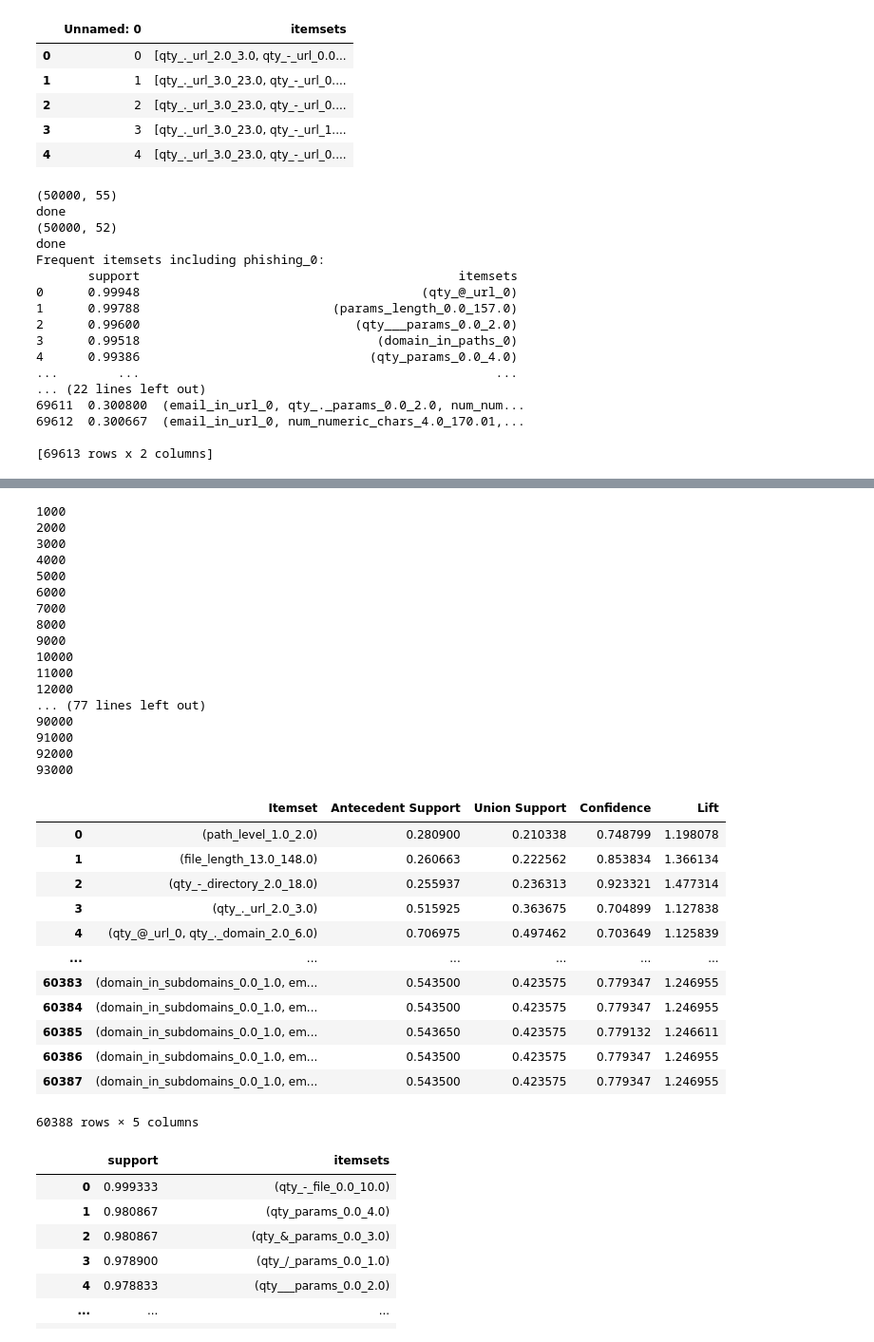
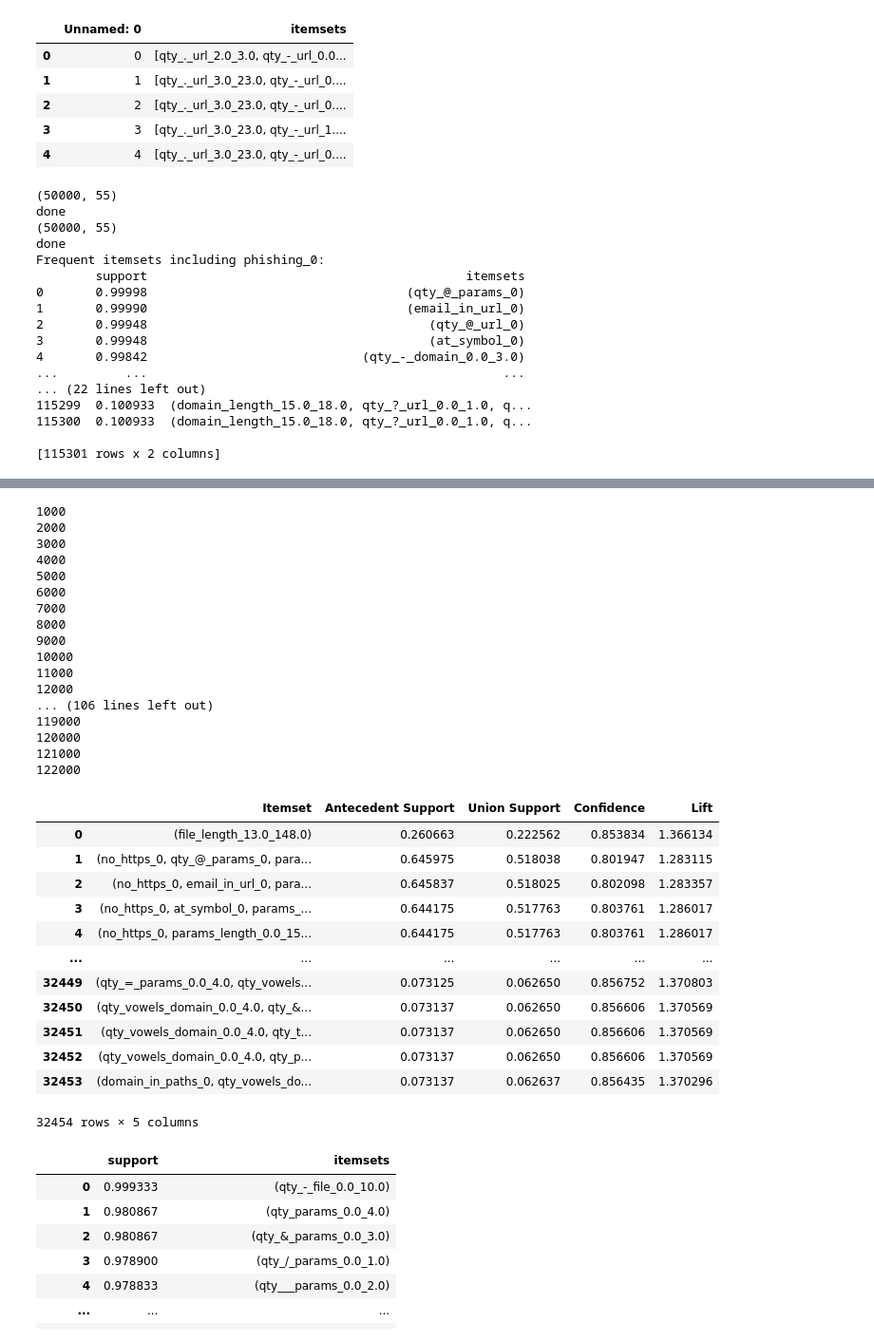
Before and after one commit to RezaAbbaszadeh/PhishingDetection, a Jupyter notebook: frequent_patterns.ipynb, the cells around one changed output, grey strips where cells are left out. Shown at 95% size. Drawn from its saved outputs; the diff is of its cells as text; code cells hidden in the pictures.

Commit message:
Extract rare association rules

```diff
--- a/frequent_patterns.ipynb
+++ b/frequent_patterns.ipynb
@@ -268,7 +269,7 @@ def mine_frequent_itemsets(df_itemsets, label, min_support=0.01):
         print(one_hot_df.shape)
 
         # Mine frequent patterns from filtered transactions
-        frequent_itemsets = fpgrowth(one_hot_df, min_support=min_support, use_colnames=True)
+        frequent_itemsets = fpgrowth(one_hot_df, min_support=min_support, use_colnames=True, max_len=5)
         # frequent_itemsets = apriori(one_hot_df, min_support=min_support, use_colnames=True)
 
         # Append 'phishing_1' to all itemsets
@@ -283,28 +284,28 @@ def mine_frequent_itemsets(df_itemsets, label, min_support=0.01):
     return combined_frequent_itemsets
 
 
-min_support = 0.3  # Adjust minimum support threshold
+min_support = 0.1  # Adjust minimum support threshold
 # Mine frequent itemsets
 frequent_itemset_0 = mine_frequent_itemsets(df, 'phishing_0', min_support)
 frequent_itemset_1 = mine_frequent_itemsets(df, 'phishing_1', min_support)
 # %% [output]
 (50000, 55)
 done
-(50000, 52)
+(50000, 55)
 done
 Frequent itemsets including phishing_0:
-       support                                           itemsets
-0      0.99948                                      (qty_@_url_0)
-1      0.99788                          (params_length_0.0_157.0)
-2      0.99600                             (qty___params_0.0_2.0)
-3      0.99518                                (domain_in_paths_0)
-4      0.99386                               (qty_params_0.0_4.0)
-...        ...                                                ...
+        support                                           itemsets
+0       0.99998                                   (qty_@_params_0)
+1       0.99990                                   (email_in_url_0)
+2       0.99948                                      (qty_@_url_0)
+3       0.99948                                      (at_symbol_0)
+4       0.99842                             (qty_-_domain_0.0_3.0)
+...         ...                                                ...
 ... (22 lines left out)
-69611  0.300800  (email_in_url_0, qty_._params_0.0_2.0, num_num...
-69612  0.300667  (email_in_url_0, num_numeric_chars_4.0_170.01,...
+115299  0.100933  (domain_length_15.0_18.0, qty_?_url_0.0_1.0, q...
+115300  0.100933  (domain_length_15.0_18.0, qty_?_url_0.0_1.0, q...
 
-[69613 rows x 2 columns]
+[115301 rows x 2 columns]
 # %%
 filtered = frequent_itemset_0[frequent_itemset_0['itemsets'].apply(len) > 10]
 print(len(filtered))
@@ -326,20 +327,7 @@ print(filtered)
 
 [6399 rows x 2 columns]
 # %%
-def generate_association_rules(df, frequent_itemsets, label, min_threshold=0.7):
-    """
-    Generates association rules with a specified consequent (label),
-    a minimum confidence threshold, and calculates lift.
-
-    Parameters:
-        df (pd.DataFrame): DataFrame containing a column 'itemsets' with transactions (lists of items).
-        frequent_itemsets (list): List of frequent itemsets.
-        label (str): Consequent item (e.g., 'phishing_1').
-        min_threshold (float): Minimum confidence threshold.
-
-    Returns:
-        pd.DataFrame: DataFrame with generated association rules including lift.
-    """
+def generate_association_rules(df, frequent_itemsets, label, min_threshold=0.8):
     # Convert transactions into a one-hot encoded DataFrame
     transactions = df['itemsets']
     te = TransactionEncoder()
@@ -387,39 +375,39 @@ def generate_association_rules(df, frequent_itemsets, label, min_threshold=0.7):
     return results_df
 # %%
 rules_df = generate_association_rules(df, frequent_itemset_0['itemsets'], 'phishing_0')
-rules_df.to_csv('pattern_mining/rules_0.csv')
+rules_df.to_csv('pattern_mining/rules_0_2.csv')
 rules_df
 # %% [output]
 1000
 2000
 3000
 4000
 5000
 6000
 7000
 8000
 9000
 10000
 11000
 12000
-... (77 lines left out)
-90000
-91000
-92000
-93000
+... (106 lines left out)
+119000
+120000
+121000
+122000
 |  | Itemset | Antecedent Support | Union Support | Confidence | Lift |
-| 0 | (path_level_1.0_2.0) | 0.280900 | 0.210338 | 0.748799 | 1.198078 |
-| 1 | (file_length_13.0_148.0) | 0.260663 | 0.222562 | 0.853834 | 1.366134 |
-| 2 | (qty_-_directory_2.0_18.0) | 0.255937 | 0.236313 | 0.923321 | 1.477314 |
-| 3 | (qty_._url_2.0_3.0) | 0.515925 | 0.363675 | 0.704899 | 1.127838 |
-| 4 | (qty_@_url_0, qty_._domain_2.0_6.0) | 0.706975 | 0.497462 | 0.703649 | 1.125839 |
+| 0 | (file_length_13.0_148.0) | 0.260663 | 0.222562 | 0.853834 | 1.366134 |
+| 1 | (no_https_0, qty_@_params_0, para... | 0.645975 | 0.518038 | 0.801947 | 1.283115 |
+| 2 | (no_https_0, email_in_url_0, para... | 0.645837 | 0.518025 | 0.802098 | 1.283357 |
+| 3 | (no_https_0, at_symbol_0, params_... | 0.644175 | 0.517763 | 0.803761 | 1.286017 |
+| 4 | (no_https_0, params_length_0.0_15... | 0.644175 | 0.517763 | 0.803761 | 1.286017 |
 | ... | ... | ... | ... | ... | ... |
-| 60383 | (domain_in_subdomains_0.0_1.0, em... | 0.543500 | 0.423575 | 0.779347 | 1.246955 |
-| 60384 | (domain_in_subdomains_0.0_1.0, em... | 0.543500 | 0.423575 | 0.779347 | 1.246955 |
-| 60385 | (domain_in_subdomains_0.0_1.0, em... | 0.543650 | 0.423575 | 0.779132 | 1.246611 |
-| 60386 | (domain_in_subdomains_0.0_1.0, em... | 0.543500 | 0.423575 | 0.779347 | 1.246955 |
-| 60387 | (domain_in_subdomains_0.0_1.0, em... | 0.543500 | 0.423575 | 0.779347 | 1.246955 |
+| 32449 | (qty_=_params_0.0_4.0, qty_vowels... | 0.073125 | 0.062650 | 0.856752 | 1.370803 |
+| 32450 | (qty_vowels_domain_0.0_4.0, qty_&... | 0.073137 | 0.062650 | 0.856606 | 1.370569 |
+| 32451 | (qty_vowels_domain_0.0_4.0, qty_t... | 0.073137 | 0.062650 | 0.856606 | 1.370569 |
+| 32452 | (qty_vowels_domain_0.0_4.0, qty_p... | 0.073137 | 0.062650 | 0.856606 | 1.370569 |
+| 32453 | (domain_in_paths_0, qty_vowels_do... | 0.073137 | 0.062637 | 0.856435 | 1.370296 |
-60388 rows × 5 columns
+32454 rows × 5 columns
 # %%
 frequent_itemset_1
 # %% [output]
```
Also changed, not shown: parts of 3 cells of this notebook, 2 other files.
